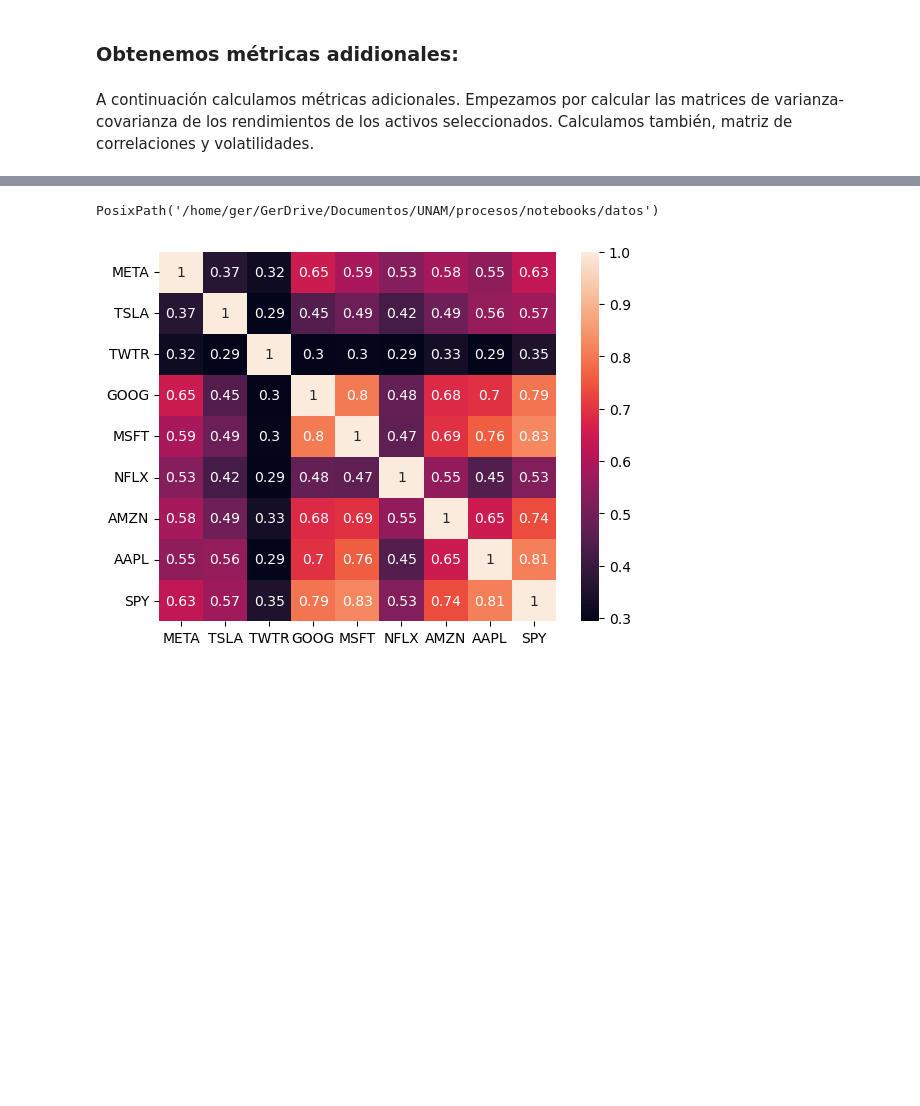
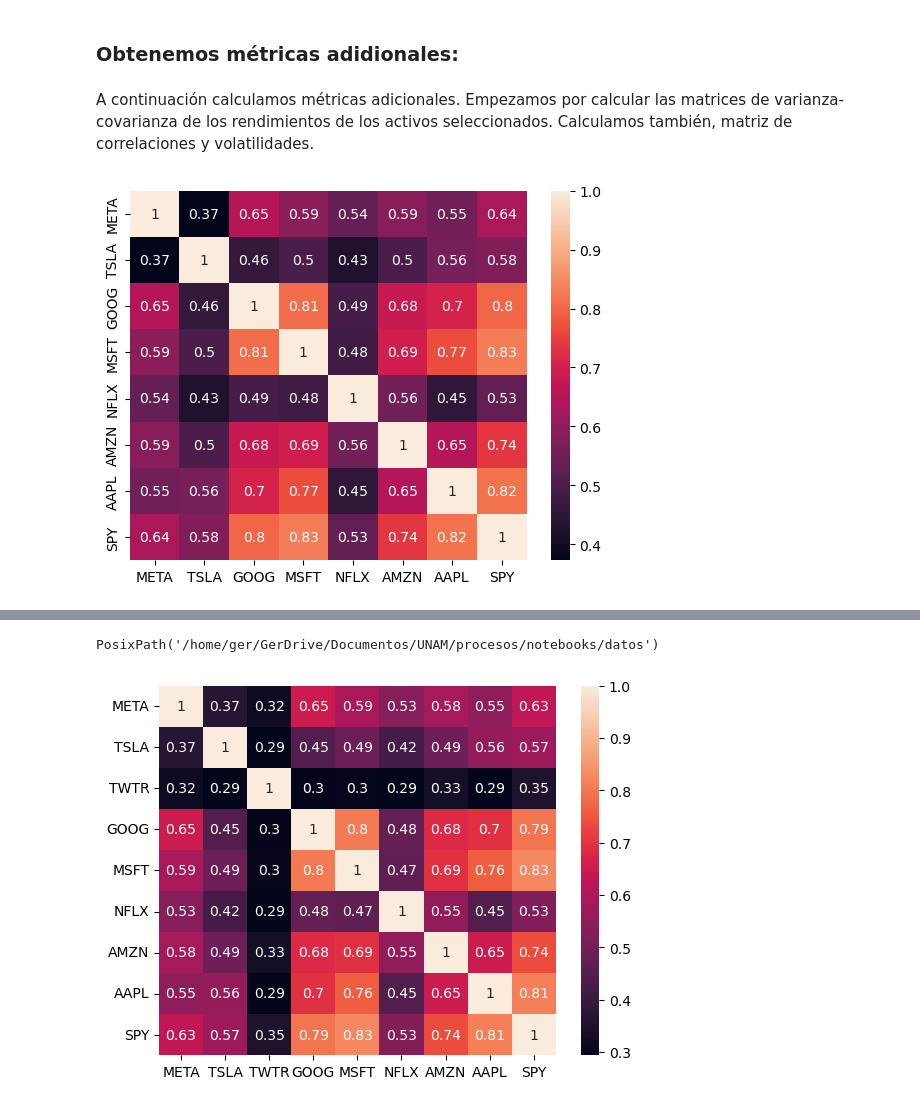
Before and after one commit to GerValle/procesos, a Jupyter notebook: notebooks/Procesos_Estocasticos.ipynb, the cells around one changed output, grey strips where cells are left out. Saved outputs shown, nothing was run; the diff lists cells and outputs as text; code cells hidden in the pictures; blank space fills up the shorter version.

```diff
--- a/notebooks/Procesos_Estocasticos.ipynb
+++ b/notebooks/Procesos_Estocasticos.ipynb
@@ -353,3 +367,12 @@ acumulado.plot()
 ### Obtenemos métricas adidionales:
 # %% [markdown]
 A continuación calculamos métricas adicionales. Empezamos por calcular las matrices de varianza-covarianza de los rendimientos de los activos seleccionados. Calculamos también, matriz de correlaciones y volatilidades.
+# %%
+correlaciones = rendimientos.corr()
+covarianzas = rendimientos.cov()
+vols = rendimientos.std().sort_values(ascending= False)
+
+import seaborn as sns
+ax = sns.heatmap(correlaciones.loc[tickers.symbols, tickers.symbols], annot=True)
+# %% [output]
+[figure, added]
```
Also changed, not shown: parts of 6 cells of this notebook, 4 other files.
